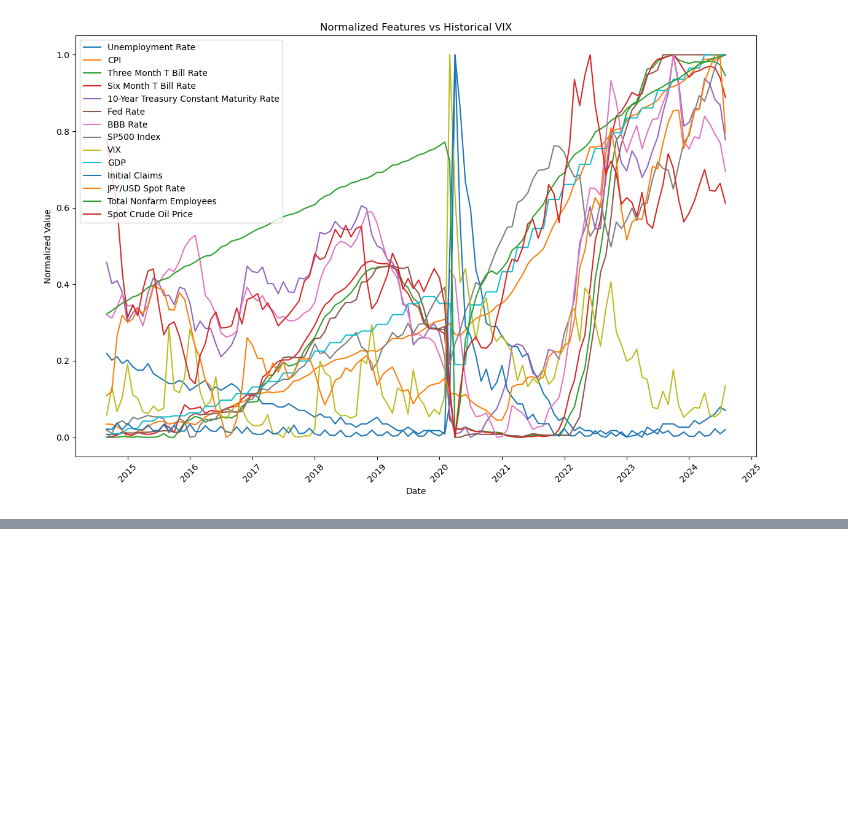
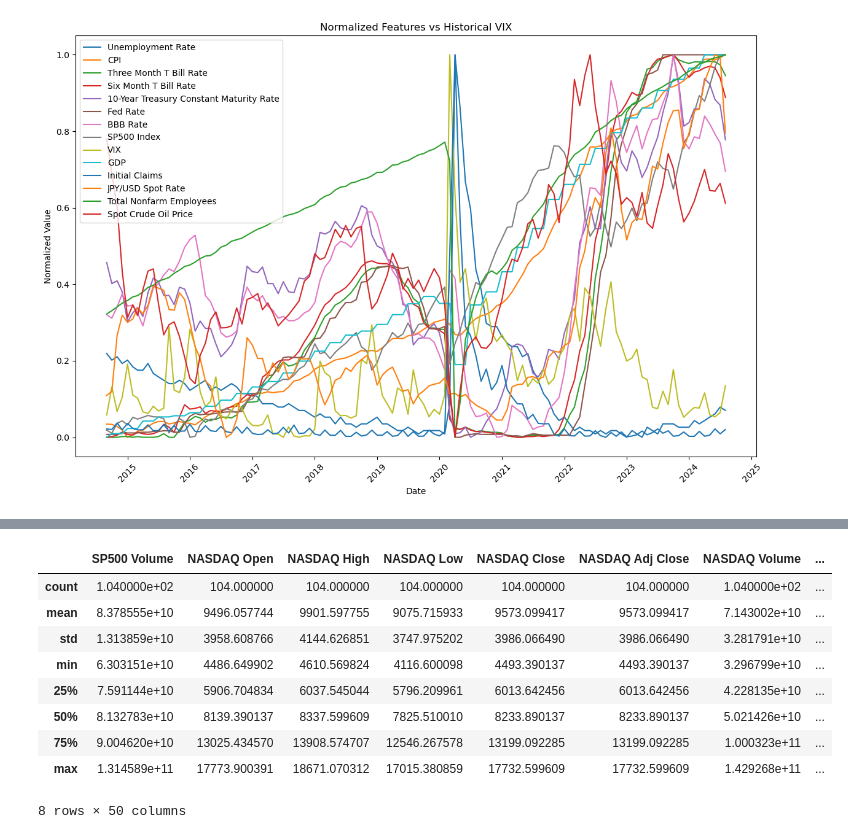
Before and after one commit to t-creech/VIX-Project, a Jupyter notebook: EDA.ipynb, the cells around one changed output, grey strips where cells are left out. Cells and saved outputs as stored; diff of their text form; code cells hidden in the pictures; blank space fills up the shorter version.

```diff
--- a/EDA.ipynb
+++ b/EDA.ipynb
@@ -96,0 +114,14 @@ ValueError: num must be an integer with 1 <= num <= 10, not 11
+# %%
+yf_summary_stats = yf_data.drop(columns='Date').describe()
+yf_summary_stats
+# %% [output]
+|  | SP500 Volume | NASDAQ Open | NASDAQ High | NASDAQ Low | NASDAQ Close | NASDAQ Adj Close | NASDAQ Volume | ... |
+| count | 1.040000e+02 | 104.000000 | 104.000000 | 104.000000 | 104.000000 | 104.000000 | 1.040000e+02 | ... |
+| mean | 8.378555e+10 | 9496.057744 | 9901.597755 | 9075.715933 | 9573.099417 | 9573.099417 | 7.143002e+10 | ... |
+| std | 1.313859e+10 | 3958.608766 | 4144.626851 | 3747.975202 | 3986.066490 | 3986.066490 | 3.281791e+10 | ... |
+| min | 6.303151e+10 | 4486.649902 | 4610.569824 | 4116.600098 | 4493.390137 | 4493.390137 | 3.296799e+10 | ... |
+| 25% | 7.591144e+10 | 5906.704834 | 6037.545044 | 5796.209961 | 6013.642456 | 6013.642456 | 4.228135e+10 | ... |
+| 50% | 8.132783e+10 | 8139.390137 | 8337.599609 | 7825.510010 | 8233.890137 | 8233.890137 | 5.021426e+10 | ... |
+| 75% | 9.004620e+10 | 13025.434570 | 13908.574707 | 12546.267578 | 13199.092285 | 13199.092285 | 1.000323e+11 | ... |
+| max | 1.314589e+11 | 17773.900391 | 18671.070312 | 17015.380859 | 17732.599609 | 17732.599609 | 1.429268e+11 | ... |
+8 rows × 50 columns
```
Also changed, not shown: parts of 4 cells of this notebook, 1 other file.
